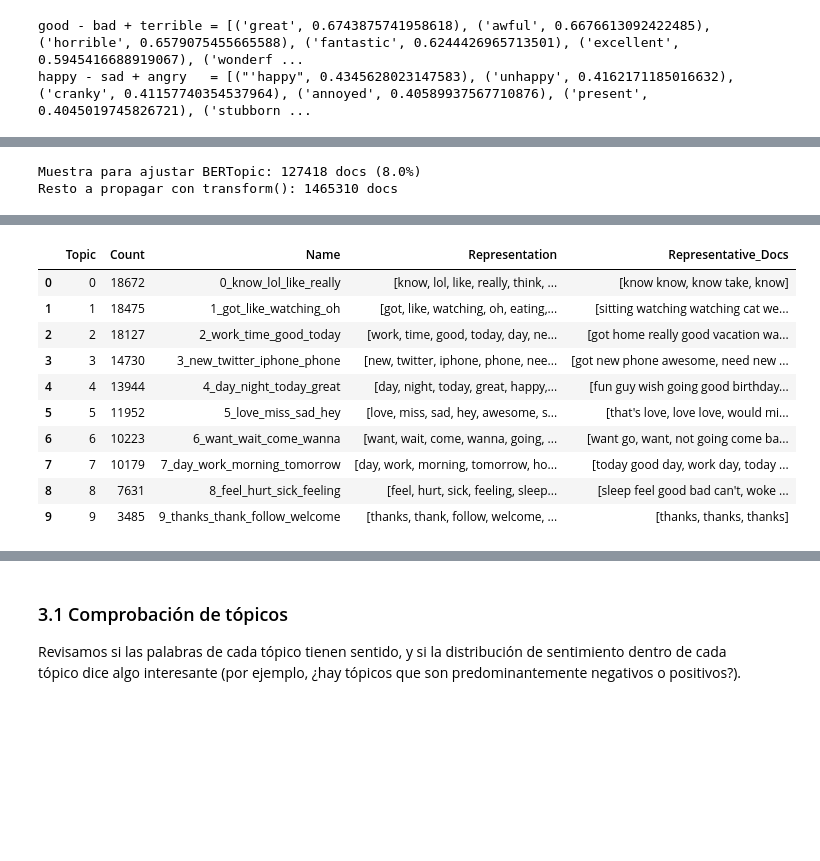
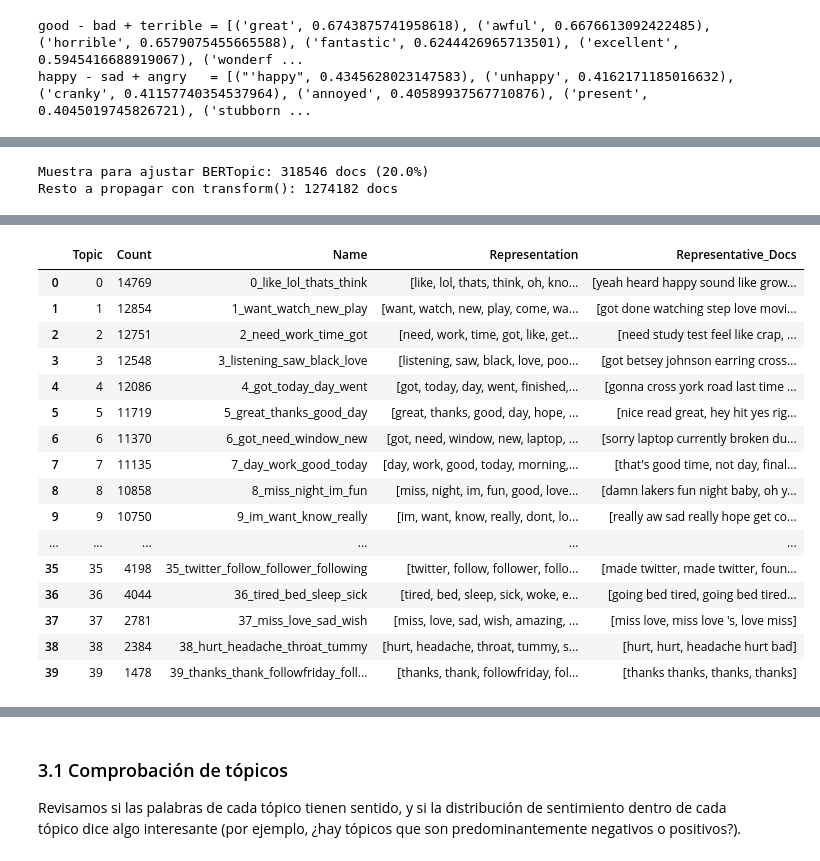
Before and after one commit to elmagonzz/TP3, a Jupyter notebook: notebooks/05_topicos_embeddings_grafos.ipynb, the cells around one changed output, grey strips where cells are left out. Saved outputs shown, nothing was run; the diff lists cells and outputs as text; code cells hidden in the pictures; blank space fills up the shorter version.

```diff
--- a/notebooks/05_topicos_embeddings_grafos.ipynb
+++ b/notebooks/05_topicos_embeddings_grafos.ipynb
@@ -109,5 +111,5 @@ Además, reemplazamos `UMAP + HDBSCAN` por `PCA + KMeans`: mismo rol conceptual
 # %%
-SAMPLE_FRAC = 0.08  # ajustar según el tiempo disponible: más muestra = tópicos más finos, pero más lento
+SAMPLE_FRAC = 0.20  # subido de 0.08 a 0.20: mas muestra para poder separar eventos puntuales (Michael Jackson, eleccion de Iran, etc.)
 
 np.random.seed(42)
 n_sample = int(len(docs) * SAMPLE_FRAC)
@@ -122,8 +124,8 @@ rest_idx = np.setdiff1d(np.arange(len(docs)), sample_idx)
 print(f'Muestra para ajustar BERTopic: {len(sample_idx)} docs ({len(sample_idx)/len(docs):.1%})')
 print(f'Resto a propagar con transform(): {len(rest_idx)} docs')
 # %% [output]
-Muestra para ajustar BERTopic: 127418 docs (8.0%)
-Resto a propagar con transform(): 1465310 docs
+Muestra para ajustar BERTopic: 318546 docs (20.0%)
+Resto a propagar con transform(): 1274182 docs
 # %%
 from bertopic import BERTopic
 from sklearn.feature_extraction.text import CountVectorizer
@@ -134,7 +136,7 @@ sample_docs = [docs[i] for i in sample_idx]
 sample_emb = doc_embeddings[sample_idx]
 
 pca_model = PCA(n_components=5, random_state=42)
-kmeans_model = KMeans(n_clusters=10, random_state=42, n_init=10)
+kmeans_model = KMeans(n_clusters=40, random_state=42, n_init=10)  # subido de 10 a 40: mas granularidad para encontrar topicos especificos
 vectorizer_model = CountVectorizer(stop_words='english', min_df=1)
 
 topic_model = BERTopic(
@@ -159,14 +161,20 @@ info
 |  | Topic | Count | Name | Representation | Representative_Docs |
-| 0 | 0 | 18672 | 0_know_lol_like_really | [know, lol, like, really, think, ... | [know know, know take, know] |
-| 1 | 1 | 18475 | 1_got_like_watching_oh | [got, like, watching, oh, eating,... | [sitting watching watching cat we... |
-| 2 | 2 | 18127 | 2_work_time_good_today | [work, time, good, today, day, ne... | [got home really good vacation wa... |
-| 3 | 3 | 14730 | 3_new_twitter_iphone_phone | [new, twitter, iphone, phone, nee... | [got new phone awesome, need new ... |
-| 4 | 4 | 13944 | 4_day_night_today_great | [day, night, today, great, happy,... | [fun guy wish going good birthday... |
-| 5 | 5 | 11952 | 5_love_miss_sad_hey | [love, miss, sad, hey, awesome, s... | [that's love, love love, would mi... |
-| 6 | 6 | 10223 | 6_want_wait_come_wanna | [want, wait, come, wanna, going, ... | [want go, want, not going come ba... |
-| 7 | 7 | 10179 | 7_day_work_morning_tomorrow | [day, work, morning, tomorrow, ho... | [today good day, work day, today ... |
-| 8 | 8 | 7631 | 8_feel_hurt_sick_feeling | [feel, hurt, sick, feeling, sleep... | [sleep feel good bad can't, woke ... |
-| 9 | 9 | 3485 | 9_thanks_thank_follow_welcome | [thanks, thank, follow, welcome, ... | [thanks, thanks, thanks] |
+| 0 | 0 | 14769 | 0_like_lol_thats_think | [like, lol, thats, think, oh, kno... | [yeah heard happy sound like grow... |
+| 1 | 1 | 12854 | 1_want_watch_new_play | [want, watch, new, play, come, wa... | [got done watching step love movi... |
+| 2 | 2 | 12751 | 2_need_work_time_got | [need, work, time, got, like, get... | [need study test feel like crap, ... |
+| 3 | 3 | 12548 | 3_listening_saw_black_love | [listening, saw, black, love, poo... | [got betsey johnson earring cross... |
+| 4 | 4 | 12086 | 4_got_today_day_went | [got, today, day, went, finished,... | [gonna cross york road last time ... |
+| 5 | 5 | 11719 | 5_great_thanks_good_day | [great, thanks, good, day, hope, ... | [nice read great, hey hit yes rig... |
+| 6 | 6 | 11370 | 6_got_need_window_new | [got, need, window, new, laptop, ... | [sorry laptop currently broken du... |
+| 7 | 7 | 11135 | 7_day_work_good_today | [day, work, good, today, morning,... | [that's good time, not day, final... |
+| 8 | 8 | 10858 | 8_miss_night_im_fun | [miss, night, im, fun, good, love... | [damn lakers fun night baby, oh y... |
+| 9 | 9 | 10750 | 9_im_want_know_really | [im, want, know, really, dont, lo... | [really aw sad really hope get co... |
+| ... | ... | ... | ... | ... | ... |
+| 35 | 35 | 4198 | 35_twitter_follow_follower_following | [twitter, follow, follower, follo... | [made twitter, made twitter, foun... |
+| 36 | 36 | 4044 | 36_tired_bed_sleep_sick | [tired, bed, sleep, sick, woke, e... | [going bed tired, going bed tired... |
+| 37 | 37 | 2781 | 37_miss_love_sad_wish | [miss, love, sad, wish, amazing, ... | [miss love, miss love 's, love miss] |
+| 38 | 38 | 2384 | 38_hurt_headache_throat_tummy | [hurt, headache, throat, tummy, s... | [hurt, hurt, headache hurt bad] |
+| 39 | 39 | 1478 | 39_thanks_thank_followfriday_foll... | [thanks, thank, followfriday, fol... | [thanks thanks, thanks, thanks] |
 # %%
 rest_docs = [docs[i] for i in rest_idx]
 rest_emb = doc_embeddings[rest_idx]
```
Also changed, not shown: parts of 28 cells of this notebook, 10 other files.
